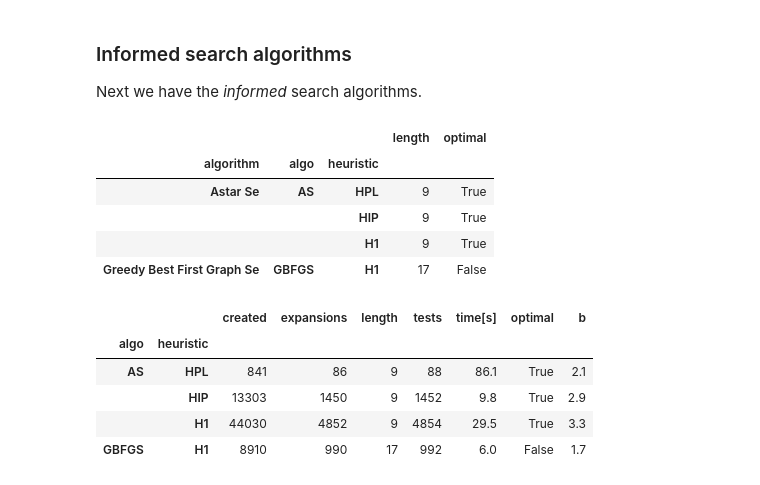
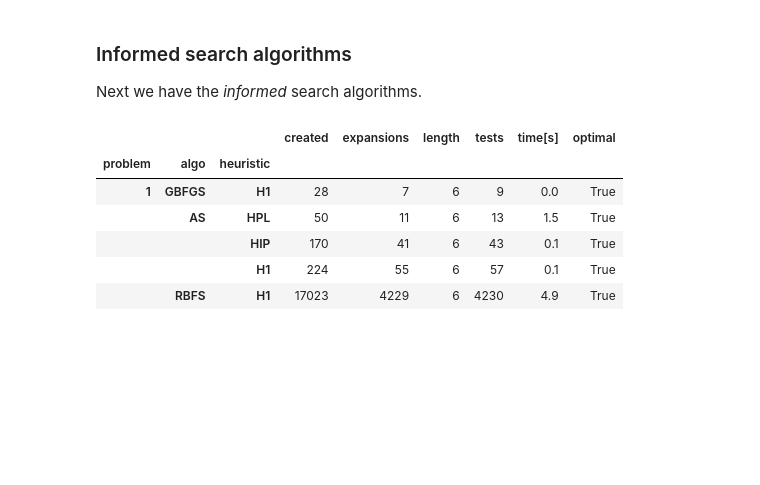
Before and after one commit to markovchainsmoker/AIND-Planning, a Jupyter notebook: Planning.ipynb, the cells around one changed output. Cells and saved outputs as stored; diff of their text form; code cells hidden in the pictures; blank space fills up the shorter version.

```diff
--- a/Planning.ipynb
+++ b/Planning.ipynb
@@ -397,25 +320,13 @@ fig=sns.lmplot(x="expansions", y="b", data=df.reset_index(),fit_reg=False,hue='a
 
 Next we have the *informed* search algorithms.
 # %%
-informed=dict()
-informed['performance'],informed['solution']=utils.load_results('informed',2)
-df=informed['performance'].sort_values(by=['length','expansions']).drop_duplicates()
-df.set_index(['algorithm','algo','heuristic'])[['length','optimal']]
+df=informed[0]['performance'].drop('algorithm',axis=1).sort_values(by=['length','expansions'])
+df.set_index(['problem','algo','heuristic'])
 # %% [output]
-|  |  |  | length | optimal |
-| algorithm | algo | heuristic |  |  |
-| Astar Se | AS | HPL | 9 | True |
-|  |  | HIP | 9 | True |
-|  |  | H1 | 9 | True |
-| Greedy Best First Graph Se | GBFGS | H1 | 17 | False |
+|  |  |  | created | expansions | length | tests | time[s] | optimal |
+| problem | algo | heuristic |  |  |  |  |  |  |
+| 1 | GBFGS | H1 | 28 | 7 | 6 | 9 | 0.0 | True |
+|  | AS | HPL | 50 | 11 | 6 | 13 | 1.5 | True |
+|  |  | HIP | 170 | 41 | 6 | 43 | 0.1 | True |
+|  |  | H1 | 224 | 55 | 6 | 57 | 0.1 | True |
+|  | RBFS | H1 | 17023 | 4229 | 6 | 4230 | 4.9 | True |
-# %%
-df=informed['performance'].sort_values(by=['length','expansions']).drop(['problem'],axis=1).drop_duplicates()
-df=df.assign(b = lambda x: x.created**(1/x.length))
-df.set_index(['algo','heuristic']).drop('algorithm',axis=1)
-# %% [output]
-|  |  | created | expansions | length | tests | time[s] | optimal | b |
-| algo | heuristic |  |  |  |  |  |  |  |
-| AS | HPL | 841 | 86 | 9 | 88 | 86.1 | True | 2.1 |
-|  | HIP | 13303 | 1450 | 9 | 1452 | 9.8 | True | 2.9 |
-|  | H1 | 44030 | 4852 | 9 | 4854 | 29.5 | True | 3.3 |
-| GBFGS | H1 | 8910 | 990 | 17 | 992 | 6.0 | False | 1.7 |
```
Also changed, not shown: parts of 49 cells of this notebook.
